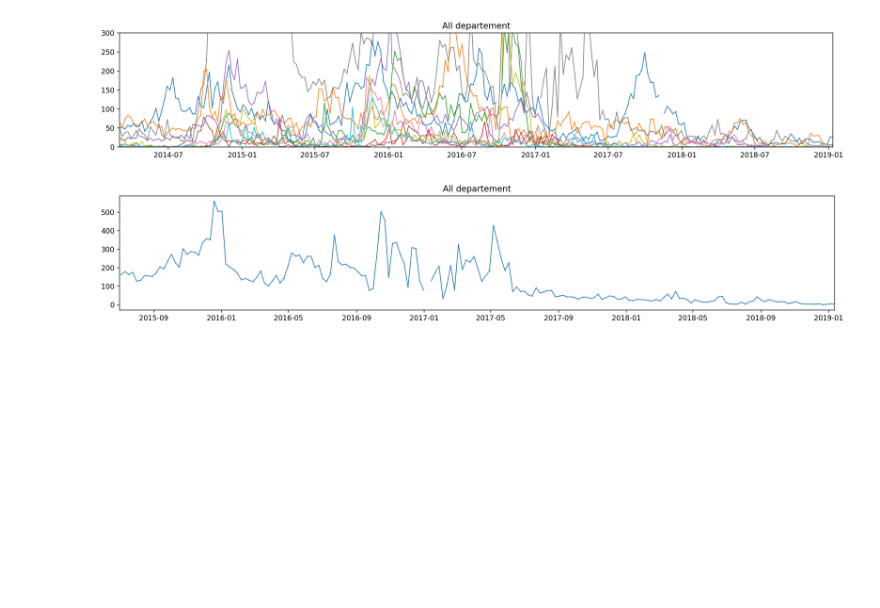
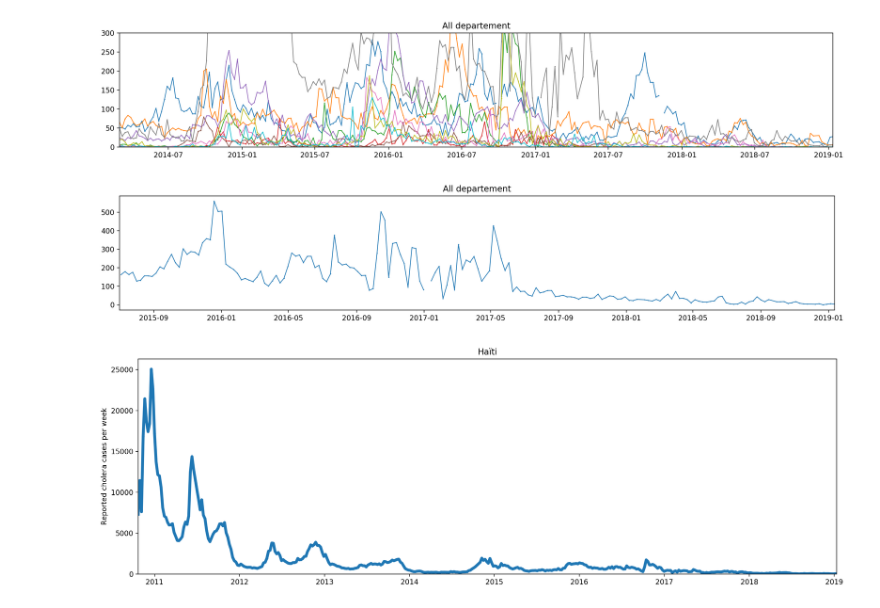
Before and after one commit to jcblemai/haiti-mass-ocv-campaign, a Jupyter notebook: data_analysis.ipynb, the cells around one changed output. Cells and saved outputs as stored; diff of their text form; code cells hidden in the pictures; blank space fills up the shorter version.

```diff
--- a/data_analysis.ipynb
+++ b/data_analysis.ipynb
@@ -99,3 +99,23 @@ axes.set_xlim(ti, tf)
 fig.tight_layout()
 # %% [output]
 [figure]
+# %%
+ti = datetime.date(2010,10,23)
+tf = input_parameters['t_end']
+
+fig, axes = plt.subplots(1, 1, figsize=(15,5), squeeze = True, dpi = 200);
+fig.patch.set_facecolor('white')
+
+axes.plot(cases.sum(axis=1)[ti:tf], marker='.', linestyle='-', linewidth=4, markersize=5)
+
+axes.set_title('Haïti')
+axes.set_xlim(ti, tf)
+axes.set_ylim(0)
+axes.set_ylabel('Reported cholera cases per week')
+
+
+
+
+fig.tight_layout()
+# %% [output]
+[figure, added]
```
Also changed, not shown: parts of 1 cell of this notebook, 4 other files.
